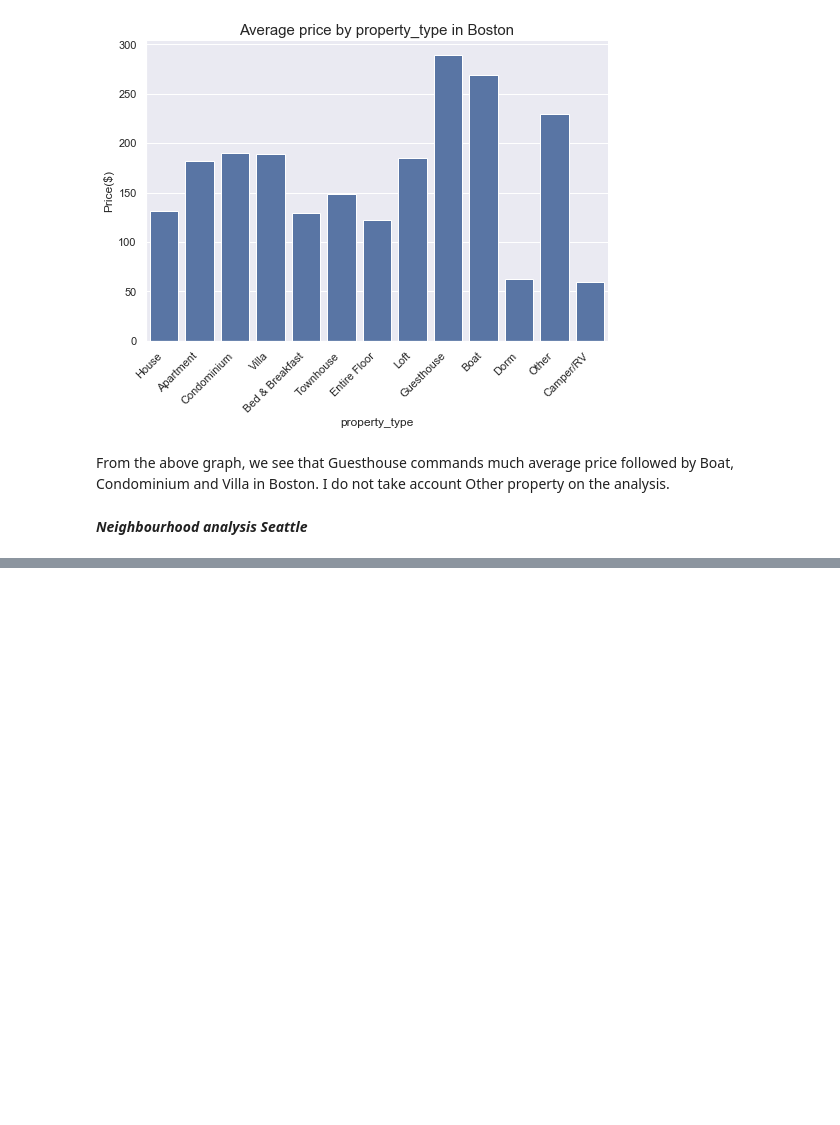
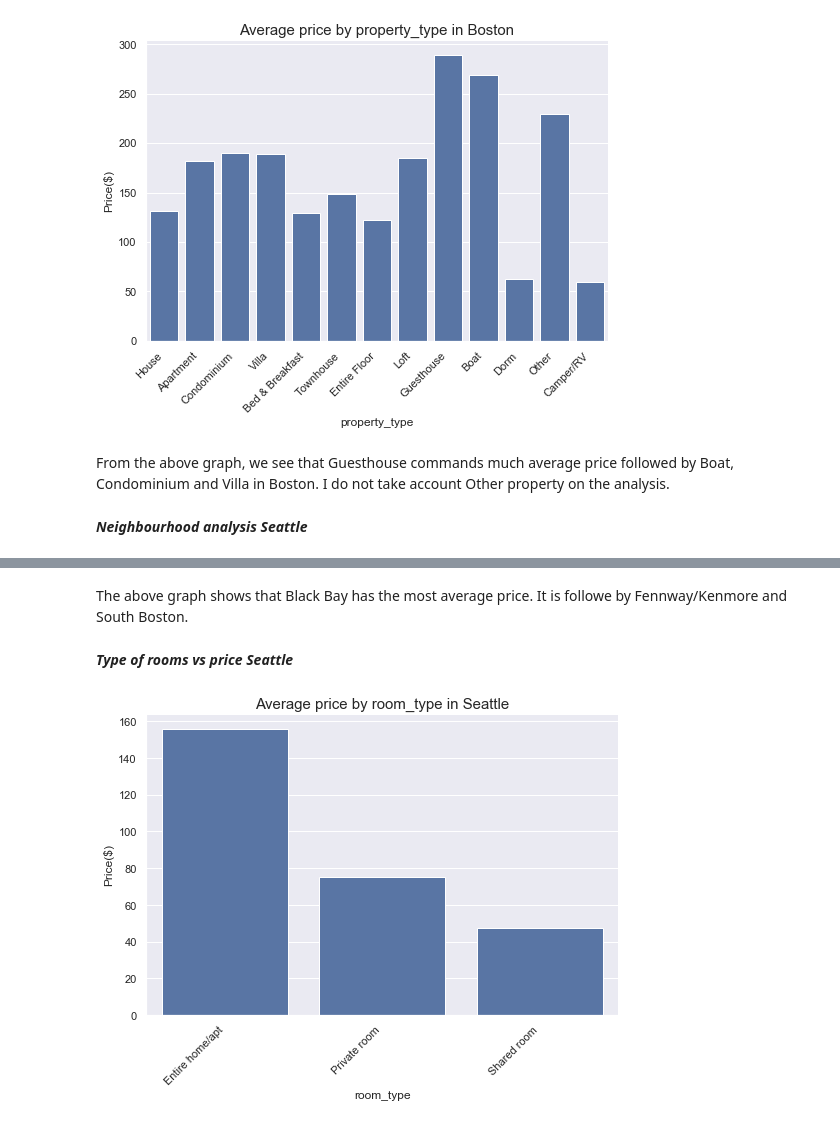
Before and after one commit to mamadcamzis/BostonSeatle, a Jupyter notebook: boston_seattle_blog.ipynb, the cells around one changed output, grey strips where cells are left out. Drawn from its saved outputs; the diff is of its cells as text; code cells hidden in the pictures; blank space fills up the shorter version.

```diff
--- a/boston_seattle_blog.ipynb
+++ b/boston_seattle_blog.ipynb
@@ -735,0 +748,8 @@ list(boston_list_modified)
+# %% [markdown]
+The above graph shows that Black Bay has the most average price. It is followe by Fennway/Kenmore and South Boston.
+# %% [markdown]
+***Type of rooms vs price Seattle***
+# %%
+plot_average_price_(seatlle_list_modified, 'room_type', 'Seattle')
+# %% [output]
+[figure, added]
```
Also changed, not shown: parts of 30 cells of this notebook.
